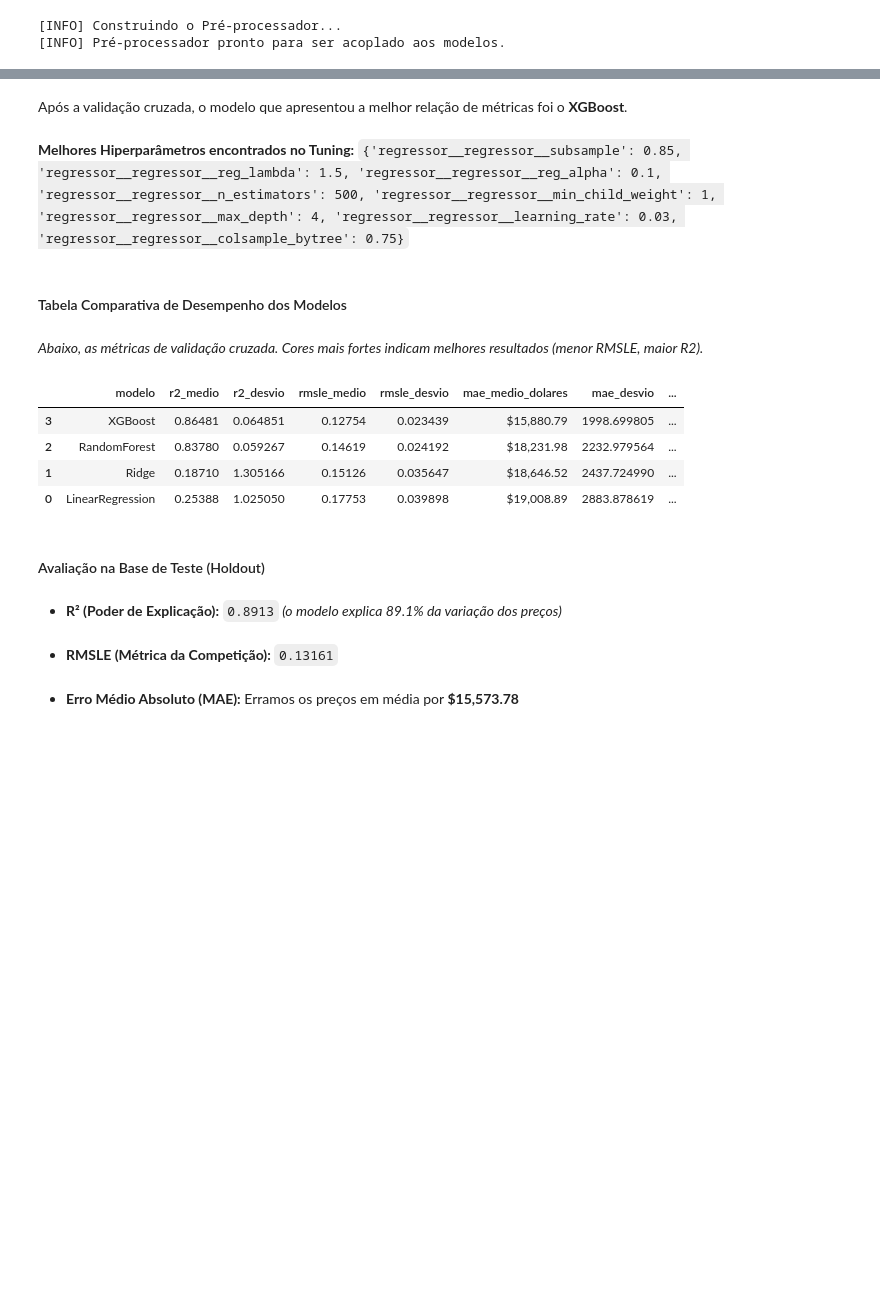
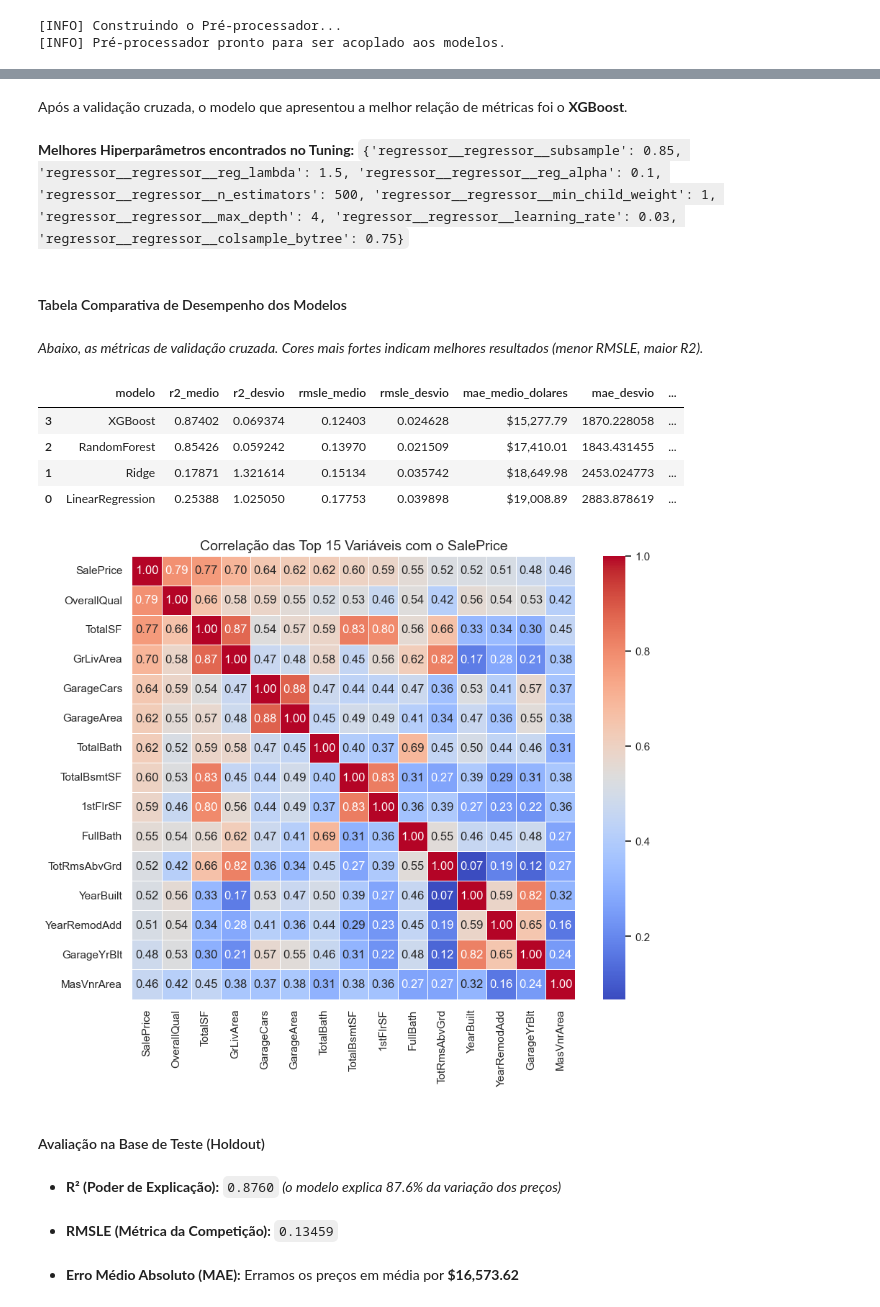
Before and after one commit to Kalil-S/Repositorio-de-Desenvolvimento-de-Precos-de-Imoveis, a Jupyter notebook: Analise_Explo.ipynb, the cells around one changed output, grey strips where cells are left out. Cells and saved outputs as stored; diff of their text form; code cells hidden in the pictures; blank space fills up the shorter version.

```diff
--- a/Analise_Explo.ipynb
+++ b/Analise_Explo.ipynb
@@ -106,16 +106,7 @@ plt.show()
 # %% [markdown]
 ## 4. Pipeline de Modelagem e Treinamento
 # %%
-from sklearn.compose import ColumnTransformer
-from sklearn.pipeline import Pipeline
-from sklearn.impute import SimpleImputer
-from sklearn.preprocessing import StandardScaler, OneHotEncoder
-
 print("[INFO] Construindo o Pré-processador...")
-
-# Identificando colunas numéricas e categóricas (excluindo as tratadas manualmente, se necessário)
-features_numericas = X_train.select_dtypes(include=['int64', 'float64']).columns.tolist()
-features_categoricas = X_train.select_dtypes(include=['object', 'category']).columns.tolist()
 
 # Pipeline para variáveis numéricas: Imputação pela mediana + Escalonamento
 numeric_transformer = Pipeline(steps=[
@@ -131,11 +122,11 @@ categorical_transformer = Pipeline(steps=[
     ('encoder', OneHotEncoder(handle_unknown='ignore', sparse_output=False))
 ])
 
-# Combinando ambos no ColumnTransformer
+# Combinando ambos no ColumnTransformer com seleção DINÂMICA
 preprocessor = ColumnTransformer(
     transformers=[
-        ('num', numeric_transformer, features_numericas),
-        ('cat', categorical_transformer, features_categoricas)
+        ('num', numeric_transformer, make_column_selector(dtype_include=['int64', 'float64'])),
+        ('cat', categorical_transformer, make_column_selector(dtype_include=['object', 'category']))
     ],
     remainder='drop' # Garante que colunas lixo ou não mapeadas sejam ignoradas
 )
@@ -304,4 +295,6 @@ Fitting 5 folds for each of 15 candidates, totalling 75 fits
 # %%
+import seaborn as sns
+import pandas as pd
 from IPython.display import display, Markdown
 
 # 1. Exibição clara e explicativa do Modelo Escolhido e Parâmetros
@@ -311,38 +304,50 @@ display(Markdown(f"**Melhores Hiperparâmetros encontrados no Tuning:**\n`{busca
 
 # 2. Melhorando a tabela de comparação com gradientes de cores e formatação de moeda
 display(Markdown("####  Tabela Comparativa de Desempenho dos Modelos"))
 display(Markdown("*Abaixo, as métricas de validação cruzada. Cores mais fortes indicam melhores resultados (menor RMSLE, maior R2).*"))
 
 df_comparacao_styled = df_comparacao.style \
     .background_gradient(cmap='RdYlGn_r', subset=['rmsle_medio']) \
     .background_gradient(cmap='RdYlGn', subset=['r2_medio']) \
     .format({
         'rmsle_medio': '{:.5f}',
         'r2_medio': '{:.5f}',
         'mae_medio_dolares': '${:,.2f}', # Formata o erro absoluto como moeda ($)
         'tempo_treino_medio_s': '{:.2f}s'
     })
 
 display(df_comparacao_styled)
 
+correlation_matrix = df_tratado.corr(numeric_only=True).abs()
+
+cols_selecionadas = correlation_matrix.nlargest(15, 'SalePrice')['SalePrice'].index
+correlation_top = df_tratado[cols_selecionadas].corr()
+
+plt.figure(figsize=(10, 8))
+sns.heatmap(correlation_top, annot=True, cmap='coolwarm', linewidths=.5, square=True, fmt='.2f')
+plt.title("Correlação das Top 15 Variáveis com o SalePrice")
+plt.savefig('plots/eda_correlation.png')
+plt.show()
+
 # 3. Explicação Textual do Holdout
 display(Markdown("####  Avaliação na Base de Teste (Holdout)"))
 display(Markdown(f"- **R² (Poder de Explicação):** `{metricas_holdout['R2']:.4f}` *(o modelo explica {metricas_holdout['R2']*100:.1f}% da variação dos preços)*"))
 display(Markdown(f"- **RMSLE (Métrica da Competição):** `{metricas_holdout['RMSLE']:.5f}`"))
 display(Markdown(f"- **Erro Médio Absoluto (MAE):** Erramos os preços em média por **${metricas_holdout['MAE']:,.2f}**"))
 # %% [output]
 ###   Resultados Finais e Escolha do Modelo
 Após a validação cruzada, o modelo que apresentou a melhor relação de métricas foi o **XGBoost**.
 **Melhores Hiperparâmetros encontrados no Tuning:**
 `{'regressor__regressor__subsample': 0.85, 'regressor__regressor__reg_lambda': 1.5, 'regressor__regressor__reg_alpha': 0.1, 'regressor__regressor__n_estimators': 500, 'regressor__regressor__min_child_weight': 1, 'regressor__regressor__max_depth': 4, 'regressor__regressor__learning_rate': 0.03, 'regressor__regressor__colsample_bytree': 0.75}`
 ####  Tabela Comparativa de Desempenho dos Modelos
 *Abaixo, as métricas de validação cruzada. Cores mais fortes indicam melhores resultados (menor RMSLE, maior R2).*
 |  | modelo | r2_medio | r2_desvio | rmsle_medio | rmsle_desvio | mae_medio_dolares | mae_desvio | ... |
-| 3 | XGBoost | 0.86481 | 0.064851 | 0.12754 | 0.023439 | $15,880.79 | 1998.699805 | ... |
-| 2 | RandomForest | 0.83780 | 0.059267 | 0.14619 | 0.024192 | $18,231.98 | 2232.979564 | ... |
-| 1 | Ridge | 0.18710 | 1.305166 | 0.15126 | 0.035647 | $18,646.52 | 2437.724990 | ... |
+| 3 | XGBoost | 0.87402 | 0.069374 | 0.12403 | 0.024628 | $15,277.79 | 1870.228058 | ... |
+| 2 | RandomForest | 0.85426 | 0.059242 | 0.13970 | 0.021509 | $17,410.01 | 1843.431455 | ... |
+| 1 | Ridge | 0.17871 | 1.321614 | 0.15134 | 0.035742 | $18,649.98 | 2453.024773 | ... |
 | 0 | LinearRegression | 0.25388 | 1.025050 | 0.17753 | 0.039898 | $19,008.89 | 2883.878619 | ... |
+[figure, added]
 ####  Avaliação na Base de Teste (Holdout)
-- **R² (Poder de Explicação):** `0.8913` *(o modelo explica 89.1% da variação dos preços)*
+- **R² (Poder de Explicação):** `0.8760` *(o modelo explica 87.6% da variação dos preços)*
-- **RMSLE (Métrica da Competição):** `0.13161`
+- **RMSLE (Métrica da Competição):** `0.13459`
-- **Erro Médio Absoluto (MAE):** Erramos os preços em média por **$15,573.78**
+- **Erro Médio Absoluto (MAE):** Erramos os preços em média por **$16,573.62**
```
Also changed, not shown: parts of 3 cells of this notebook, 4 other files.
